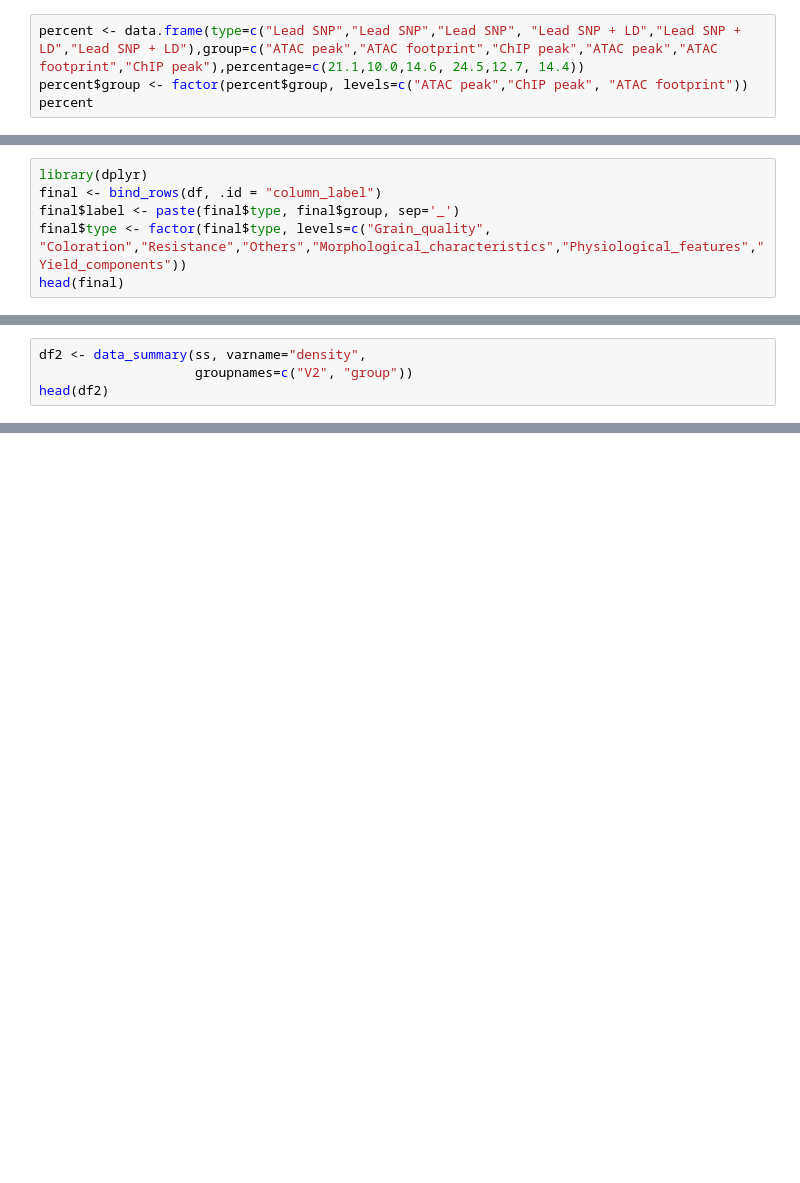
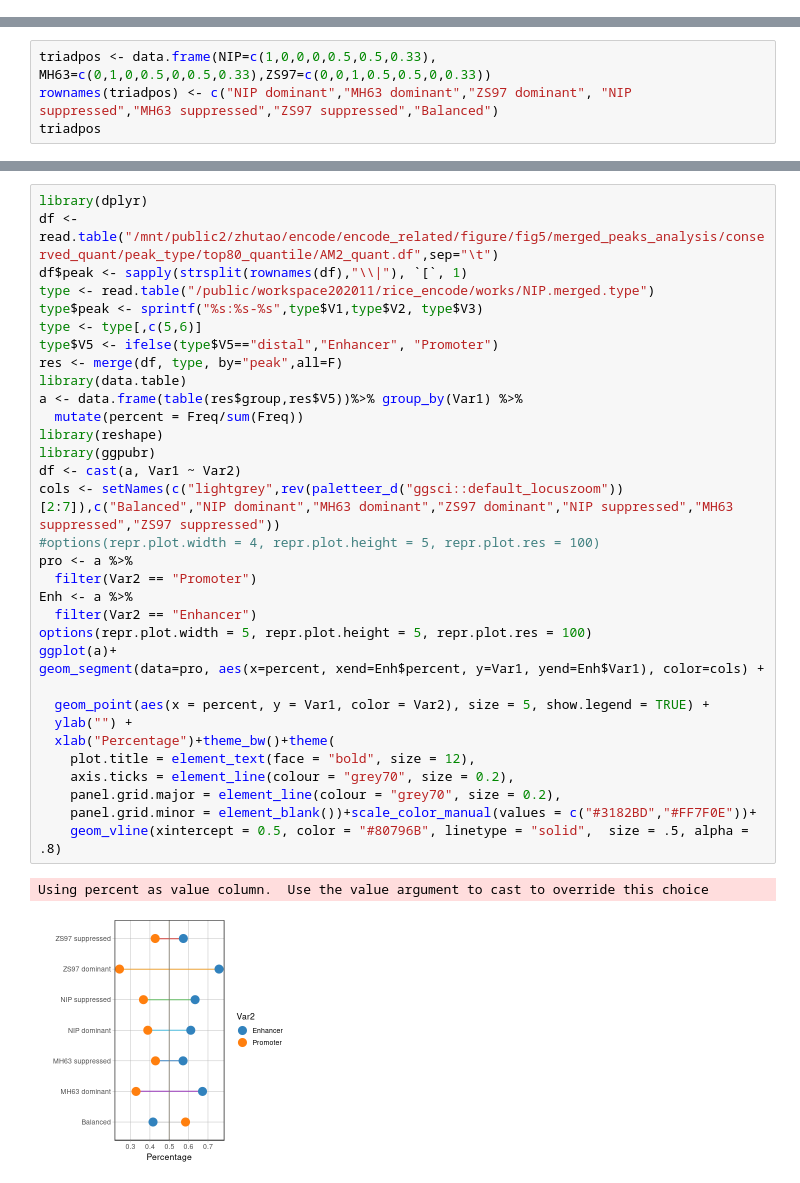
Before and after one commit to tzhu-bio/CART, a Jupyter notebook: Notebooks/Figure 6.ipynb, the cells around one changed output, grey strips where cells are left out. Drawn from its saved outputs; the diff is of its cells as text; blank space fills up the shorter version.

```diff
--- a/Notebooks/Figure 6.ipynb
+++ b/Notebooks/Figure 6.ipynb
@@ -27,4 +0,0 @@
-# %%
-percent <- data.frame(type=c("Lead SNP","Lead SNP","Lead SNP", "Lead SNP + LD","Lead SNP + LD","Lead SNP + LD"),group=c("ATAC peak","ATAC footprint","ChIP peak","ATAC peak","ATAC footprint","ChIP peak"),percentage=c(21.1,10.0,14.6, 24.5,12.7, 14.4))
-percent$group <- factor(percent$group, levels=c("ATAC peak","ChIP peak", "ATAC footprint"))
-percent
@@ -388,6 +0,0 @@ The following object is masked from ‘package:tidyr’:
-# %%
-library(dplyr)
-final <- bind_rows(df, .id = "column_label")
-final$label <- paste(final$type, final$group, sep='_')
-final$type <- factor(final$type, levels=c("Grain_quality", "Coloration","Resistance","Others","Morphological_characteristics","Physiological_features","Yield_components"))
-head(final)
@@ -727,4 +0,0 @@ data_summary <- function(data, varname, groupnames){
-# %%
-df2 <- data_summary(ss, varname="density",
-                    groupnames=c("V2", "group"))
-head(df2)
@@ -1063,0 +235,4 @@ Warning message:
+# %%
+triadpos <- data.frame(NIP=c(1,0,0,0,0.5,0.5,0.33), MH63=c(0,1,0,0.5,0,0.5,0.33),ZS97=c(0,0,1,0.5,0.5,0,0.33))
+rownames(triadpos) <- c("NIP dominant","MH63 dominant","ZS97 dominant", "NIP suppressed","MH63 suppressed","ZS97 suppressed","Balanced")
+triadpos
@@ -1063,0 +338,36 @@ Warning message:
+# %%
+library(dplyr)
+df <- read.table("/mnt/public2/zhutao/encode/encode_related/figure/fig5/merged_peaks_analysis/conserved_quant/peak_type/top80_quantile/AM2_quant.df",sep="\t")
+df$peak <- sapply(strsplit(rownames(df),"\\|"), `[`, 1)
+type <- read.table("/public/workspace202011/rice_encode/works/NIP.merged.type")
+type$peak <- sprintf("%s:%s-%s",type$V1,type$V2, type$V3)
+type <- type[,c(5,6)]
+type$V5 <- ifelse(type$V5=="distal","Enhancer", "Promoter")
+res <- merge(df, type, by="peak",all=F)
+library(data.table)
+a <- data.frame(table(res$group,res$V5))%>% group_by(Var1) %>%
+  mutate(percent = Freq/sum(Freq))
+library(reshape)
+library(ggpubr)
+df <- cast(a, Var1 ~ Var2)
+cols <- setNames(c("lightgrey",rev(paletteer_d("ggsci::default_locuszoom"))[2:7]),c("Balanced","NIP dominant","MH63 dominant","ZS97 dominant","NIP suppressed","MH63 suppressed","ZS97 suppressed"))
+#options(repr.plot.width = 4, repr.plot.height = 5, repr.plot.res = 100)
+pro <- a %>%
+  filter(Var2 == "Promoter")
+Enh <- a %>%
+  filter(Var2 == "Enhancer")
+options(repr.plot.width = 5, repr.plot.height = 5, repr.plot.res = 100)
+ggplot(a)+
+geom_segment(data=pro, aes(x=percent, xend=Enh$percent, y=Var1, yend=Enh$Var1), color=cols) +
+
+  geom_point(aes(x = percent, y = Var1, color = Var2), size = 5, show.legend = TRUE) +
+  ylab("") +
+  xlab("Percentage")+theme_bw()+theme(
+    plot.title = element_text(face = "bold", size = 12),
+    axis.ticks = element_line(colour = "grey70", size = 0.2),
+    panel.grid.major = element_line(colour = "grey70", size = 0.2),
+    panel.grid.minor = element_blank())+scale_color_manual(values = c("#3182BD","#FF7F0E"))+
+    geom_vline(xintercept = 0.5, color = "#80796B", linetype = "solid",  size = .5, alpha = .8)
+# %% [output]
+Using percent as value column.  Use the value argument to cast to override this choice
+[figure, added]
```
Also changed, not shown: parts of 85 cells of this notebook, 1 other file.
